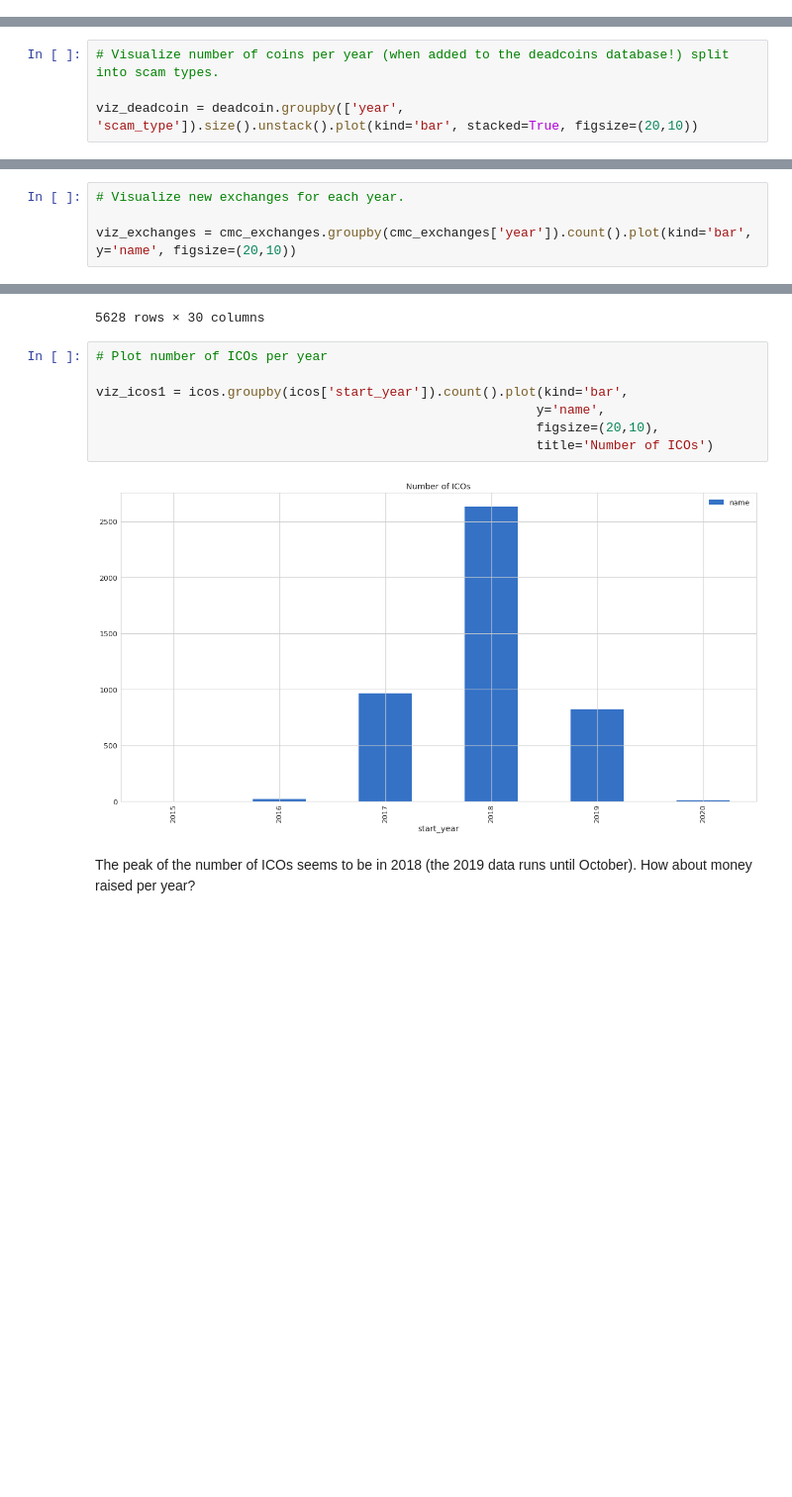
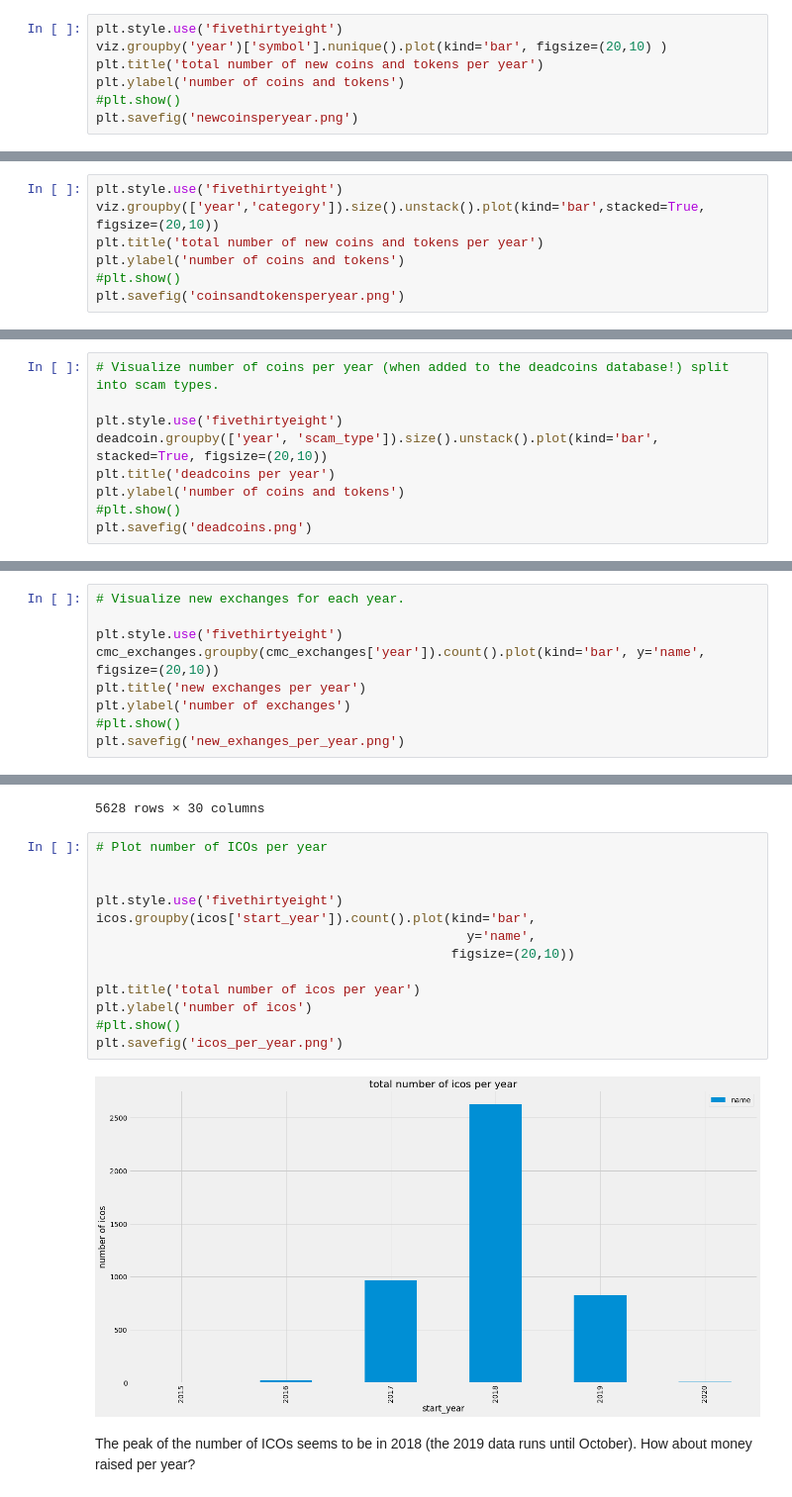
Before and after one commit to decorrespondent/bitcoin, a Jupyter notebook: src/notebooks/market/crypto_statistics.ipynb, the cells around one changed output, grey strips where cells are left out. Shown at 99% size. Drawn from its saved outputs; the diff is of its cells as text; blank space fills up the shorter version.

```diff
--- a/src/notebooks/market/crypto_statistics.ipynb
+++ b/src/notebooks/market/crypto_statistics.ipynb
@@ -383,0 +404,7 @@ viz1
+# %%
+plt.style.use('fivethirtyeight')
+viz.groupby('year')['symbol'].nunique().plot(kind='bar', figsize=(20,10) )
+plt.title('total number of new coins and tokens per year')
+plt.ylabel('number of coins and tokens')
+#plt.show()
+plt.savefig('newcoinsperyear.png')
@@ -394,0 +415,7 @@ viz2
+# %%
+plt.style.use('fivethirtyeight')
+viz.groupby(['year','category']).size().unstack().plot(kind='bar',stacked=True, figsize=(20,10))
+plt.title('total number of new coins and tokens per year')
+plt.ylabel('number of coins and tokens')
+#plt.show()
+plt.savefig('coinsandtokensperyear.png')
@@ -423,5 +452,10 @@ deadcoin['year'] = pd.DatetimeIndex(deadcoin['entry_date']).year
 # %%
 # Visualize number of coins per year (when added to the deadcoins database!) split into scam types.
 
-viz_deadcoin = deadcoin.groupby(['year', 'scam_type']).size().unstack().plot(kind='bar', stacked=True, figsize=(20,10))
+plt.style.use('fivethirtyeight')
+deadcoin.groupby(['year', 'scam_type']).size().unstack().plot(kind='bar', stacked=True, figsize=(20,10))
+plt.title('deadcoins per year')
+plt.ylabel('number of coins and tokens')
+#plt.show()
+plt.savefig('deadcoins.png')
 # %% [output]
@@ -454,5 +488,10 @@ cmc_exchanges = cmc_exchanges.drop_duplicates(subset='name', keep='first')
 # %%
 # Visualize new exchanges for each year.
 
-viz_exchanges = cmc_exchanges.groupby(cmc_exchanges['year']).count().plot(kind='bar', y='name', figsize=(20,10))
+plt.style.use('fivethirtyeight')
+cmc_exchanges.groupby(cmc_exchanges['year']).count().plot(kind='bar', y='name', figsize=(20,10))
+plt.title('new exchanges per year')
+plt.ylabel('number of exchanges')
+#plt.show()
+plt.savefig('new_exhanges_per_year.png')
 # %% [output]
@@ -555,12 +594,18 @@ icos.sort_values(by='raised', ascending=False)
 # %%
 # Plot number of ICOs per year
 
-viz_icos1 = icos.groupby(icos['start_year']).count().plot(kind='bar',
-                                                         y='name',
-                                                         figsize=(20,10),
-                                                         title='Number of ICOs')
+
+plt.style.use('fivethirtyeight')
+icos.groupby(icos['start_year']).count().plot(kind='bar',
+                                                y='name',
+                                              figsize=(20,10))
+
+plt.title('total number of icos per year')
+plt.ylabel('number of icos')
+#plt.show()
+plt.savefig('icos_per_year.png')
 # %% [output]
-[figure, old version]
+[figure, new version]
 # %% [markdown]
 The peak of the number of ICOs seems to be in 2018 (the 2019 data runs until October). How about money raised per year?
 # %%
```
Also changed, not shown: parts of 27 cells of this notebook, 11 other files.
